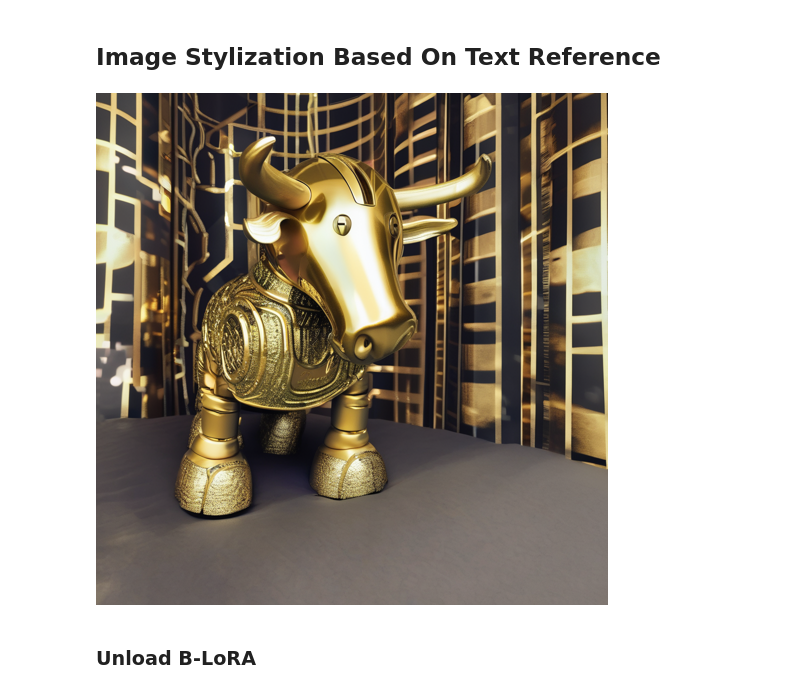
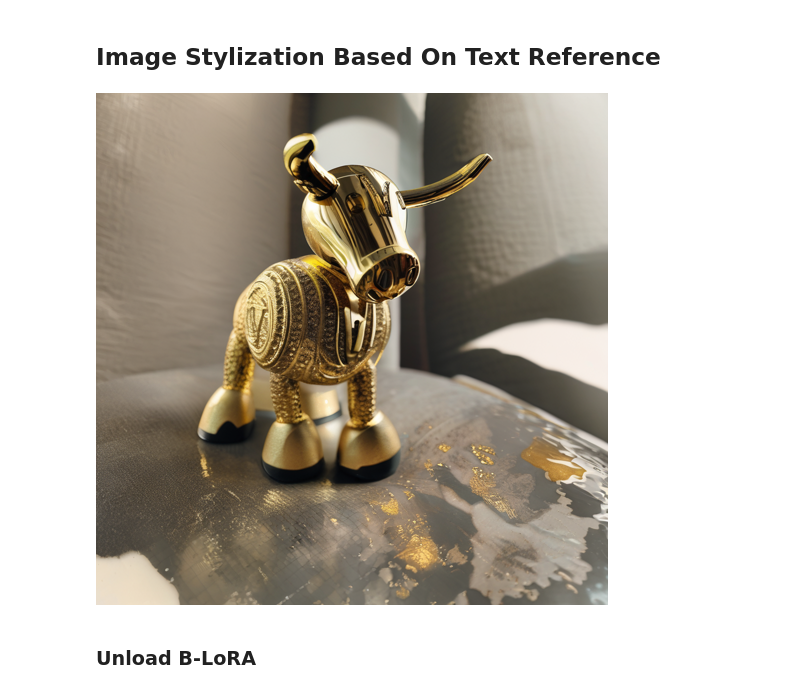
Before and after one commit to yardenfren1996/B-LoRA, a Jupyter notebook: B_LoRA_inference.ipynb, the cells around one changed output. Saved outputs shown, nothing was run; the diff lists cells and outputs as text; code cells hidden in the pictures.

```diff
--- a/B_LoRA_inference.ipynb
+++ b/B_LoRA_inference.ipynb
@@ -111,13 +106,11 @@ content_alpha,style_alpha = 1,1
 # %%
 load_b_lora_to_unet(pipeline, content_B_LoRA_path, style_B_LoRA_path, content_alpha, style_alpha)
 # %%
-prompt = 'A [v18] made of gold'
-# Generate
-image = pipeline(prompt, num_images_per_prompt=1).images[0].resize((512,512))
-# Save
+prompt = 'A [v3] made of gold'
+image = pipeline(prompt,generator=torch.Generator(device="cuda").manual_seed(48), num_images_per_prompt=1).images[0].resize((512,512))
 image
 # %% [output]
-[figure, old version]
+[figure, new version]
 # %% [markdown]
 ### Unload B-LoRA
 # %%
```
Also changed, not shown: parts of 4 cells of this notebook.
